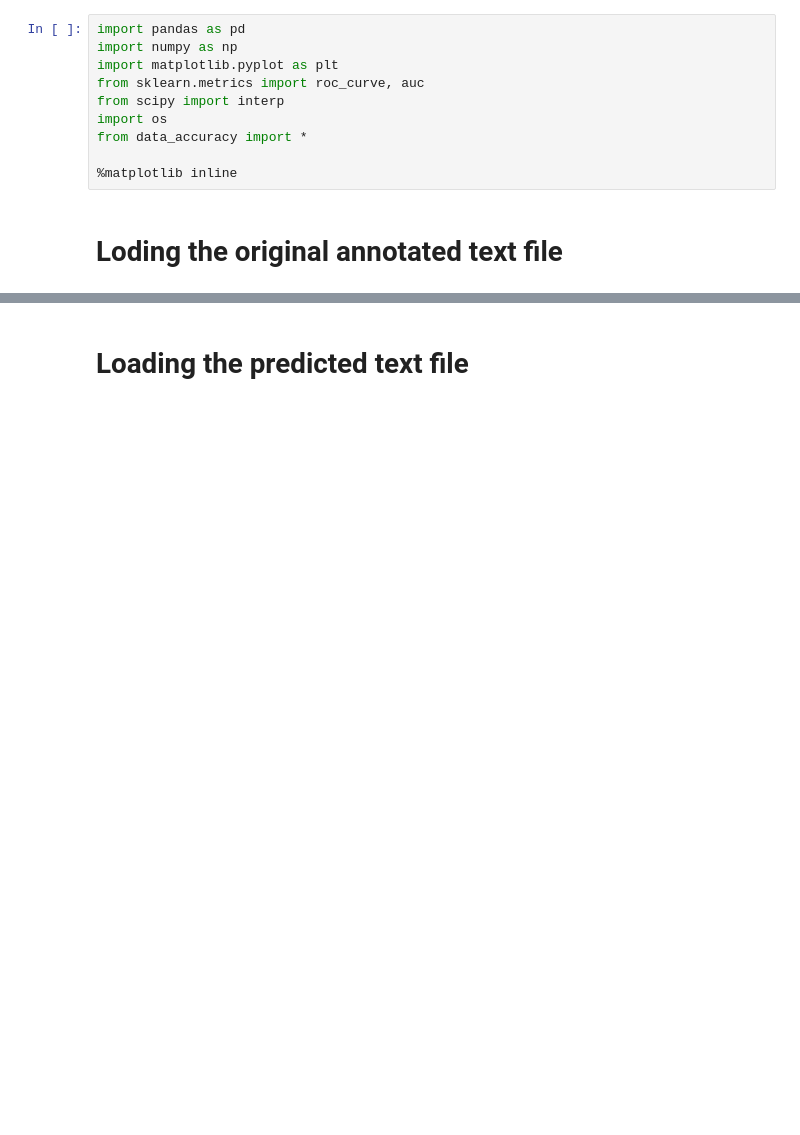
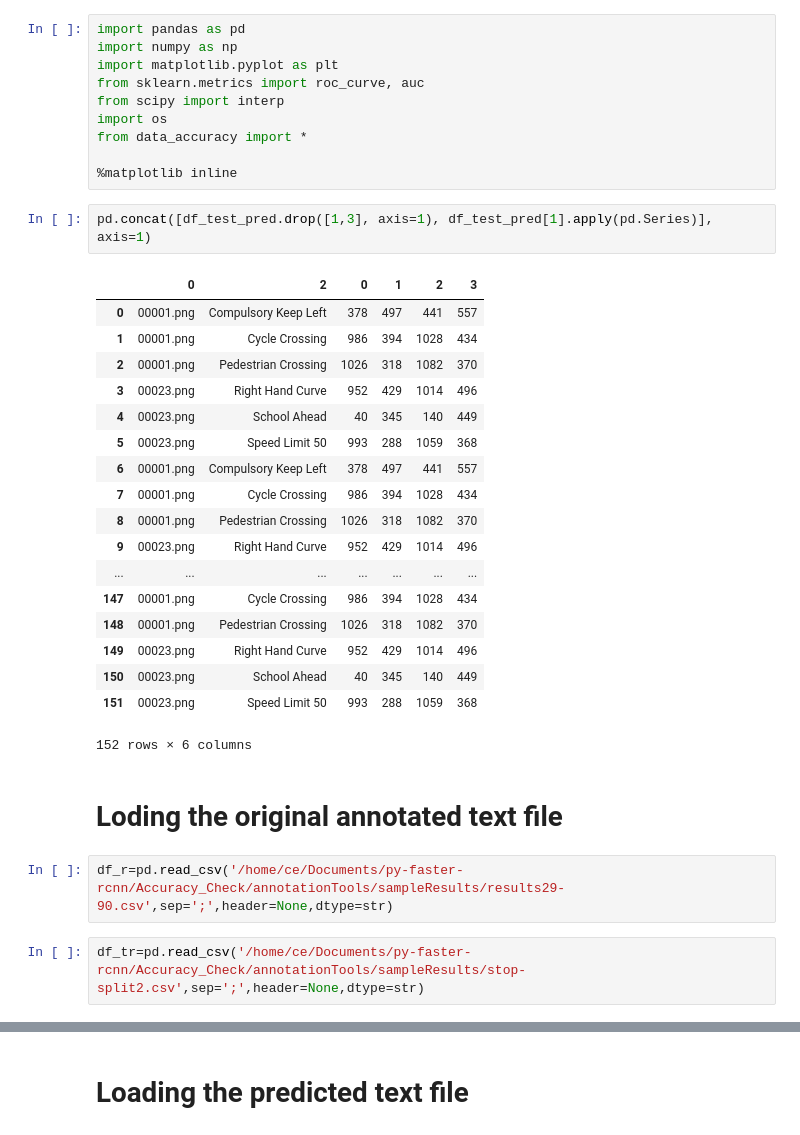
Before and after one commit to rremani/py-faster-rcnn-st, a Jupyter notebook: Accuracy_Check/Accuracy_check.ipynb, the cells around one changed output, grey strips where cells are left out. Cells and saved outputs as stored; diff of their text form; blank space fills up the shorter version.

```diff
--- a/Accuracy_Check/Accuracy_check.ipynb
+++ b/Accuracy_Check/Accuracy_check.ipynb
@@ -8,8 +8,33 @@ import os
 from data_accuracy import *
 
 %matplotlib inline
+# %%
+pd.concat([df_test_pred.drop([1,3], axis=1), df_test_pred[1].apply(pd.Series)], axis=1)
+# %% [output]
+|  | 0 | 2 | 0 | 1 | 2 | 3 |
+| 0 | 00001.png | Compulsory Keep Left | 378 | 497 | 441 | 557 |
+| 1 | 00001.png | Cycle Crossing | 986 | 394 | 1028 | 434 |
+| 2 | 00001.png | Pedestrian Crossing | 1026 | 318 | 1082 | 370 |
+| 3 | 00023.png | Right Hand Curve | 952 | 429 | 1014 | 496 |
+| 4 | 00023.png | School Ahead | 40 | 345 | 140 | 449 |
+| 5 | 00023.png | Speed Limit 50 | 993 | 288 | 1059 | 368 |
+| 6 | 00001.png | Compulsory Keep Left | 378 | 497 | 441 | 557 |
+| 7 | 00001.png | Cycle Crossing | 986 | 394 | 1028 | 434 |
+| 8 | 00001.png | Pedestrian Crossing | 1026 | 318 | 1082 | 370 |
+| 9 | 00023.png | Right Hand Curve | 952 | 429 | 1014 | 496 |
+| ... | ... | ... | ... | ... | ... | ... |
+| 147 | 00001.png | Cycle Crossing | 986 | 394 | 1028 | 434 |
+| 148 | 00001.png | Pedestrian Crossing | 1026 | 318 | 1082 | 370 |
+| 149 | 00023.png | Right Hand Curve | 952 | 429 | 1014 | 496 |
+| 150 | 00023.png | School Ahead | 40 | 345 | 140 | 449 |
+| 151 | 00023.png | Speed Limit 50 | 993 | 288 | 1059 | 368 |
+152 rows × 6 columns
 # %% [markdown]
 # Loding the original annotated text file
+# %%
+df_r=pd.read_csv('/home/ce/Documents/py-faster-rcnn/Accuracy_Check/annotationTools/sampleResults/results29-90.csv',sep=';',header=None,dtype=str)
+# %%
+df_tr=pd.read_csv('/home/ce/Documents/py-faster-rcnn/Accuracy_Check/annotationTools/sampleResults/stop-split2.csv',sep=';',header=None,dtype=str)
 # %%
 test_file = raw_input("Enter the original annotated txt file with path: ")
 df_test=pd.read_csv(test_file,sep=';',header=None,dtype=str)
```
Also changed, not shown: parts of 10 cells of this notebook.
